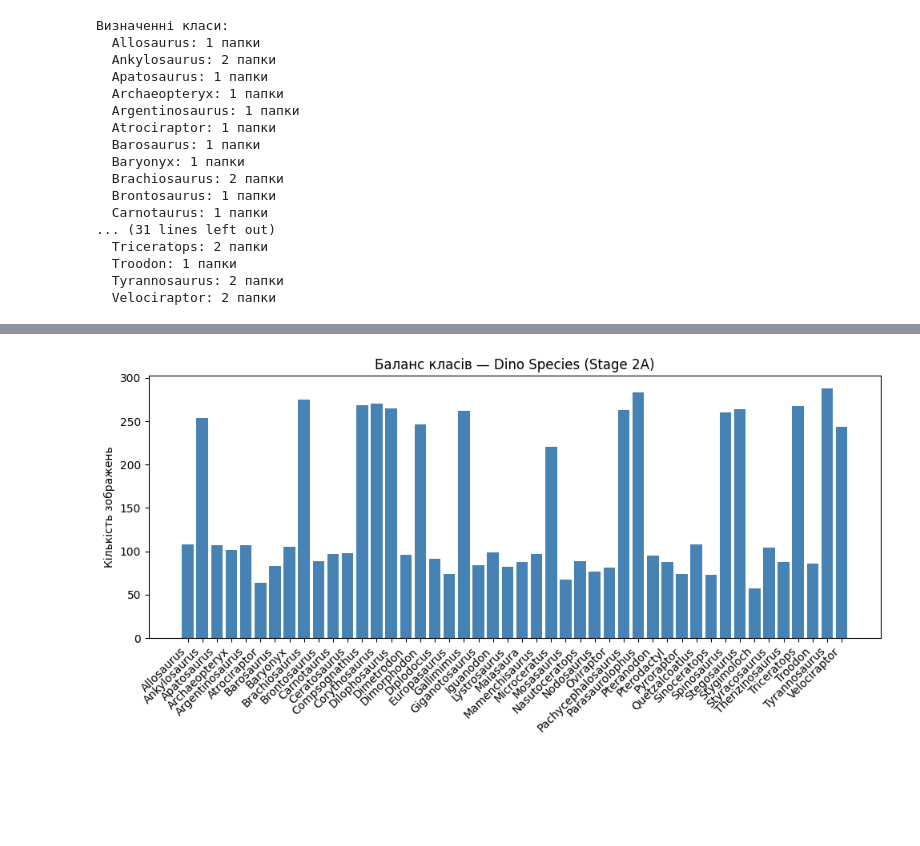
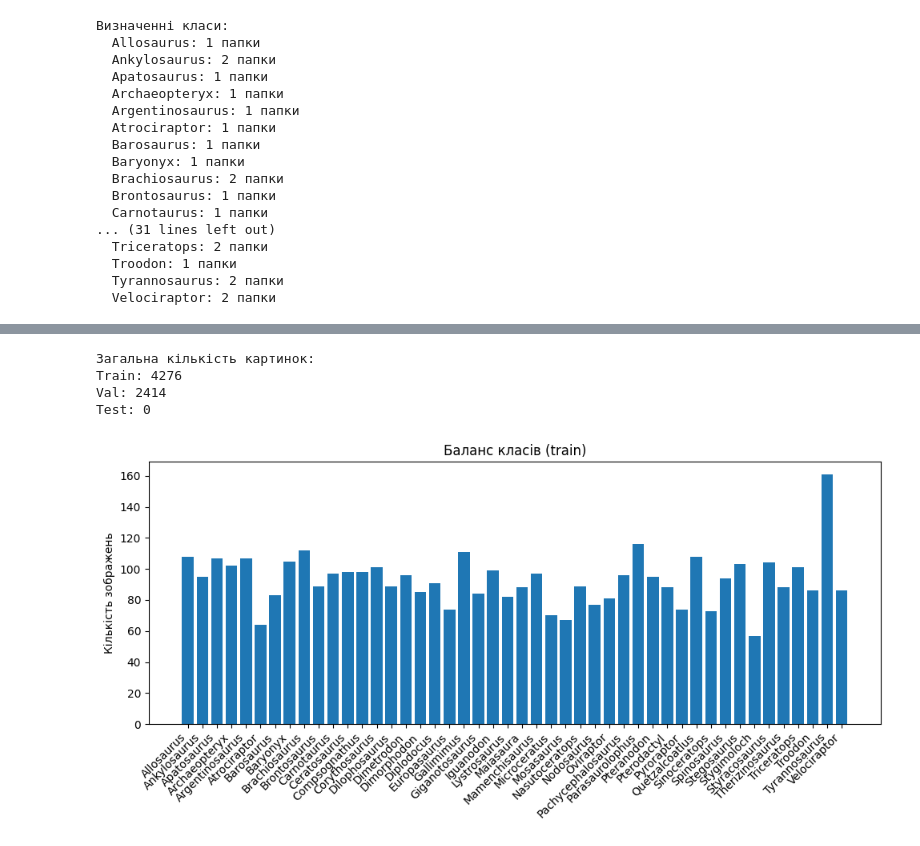
Before and after one commit to sprigg4n-1/dinoterra-ml, a Jupyter notebook: stage2_dino.ipynb, the cells around one changed output, grey strips where cells are left out. Cells and saved outputs as stored; diff of their text form; code cells hidden in the pictures; blank space fills up the shorter version.

Commit message:
change training in stage 2

```diff
--- a/stage2_dino.ipynb
+++ b/stage2_dino.ipynb
@@ -92,22 +73,3 @@ print("Класи:", class_to_idx)
-# %%
-class_counts = {cls: 0 for cls in class_to_idx.keys()}
-
-for label in y:
-    class_name = idx_to_class[label]
-    class_counts[class_name] += 1
-
-labels = list(class_counts.keys())
-counts = list(class_counts.values())
-
-plt.figure(figsize=(10, 5))
-plt.bar(labels, counts, color="steelblue")
-plt.xticks(rotation=45, ha="right")
-plt.title("Баланс класів — Dino Species (Stage 2A)")
-plt.ylabel("Кількість зображень")
-plt.tight_layout()
-plt.show()
-# %% [output]
-[figure, removed]
 # %%
 os.makedirs("models", exist_ok=True)
 with open(CLASS_MAP_PATH, "w", encoding="utf-8") as f:
@@ -123,2 +104,48 @@ X_val, X_test, y_val, y_test = train_test_split(
+# %%
+def load_data(items):
+    X, y = [], []
+    for folder, label in items:
+        paths = glob(f"{folder}/**/*.*", recursive=True)
+        for path in paths:
+            try:
+                img = Image.open(path).convert("RGB").resize(IMG_SIZE)
+                X.append(np.array(img))
+                y.append(label)
+            except:
+                pass
+    return np.array(X, dtype="float32"), np.array(y, dtype=np.int32)
+# %%
+X_train, y_train = load_data(train_items)
+X_val, y_val = load_data(val_items)
+X_test, y_test = load_data(test_items)
+
+print("\nЗагальна кількість картинок:")
+print(f"Train: {len(X_train)}")
+print(f"Val: {len(X_val)}")
+print(f"Test: {len(X_test)}")
+# %% [output]
+Загальна кількість картинок:
+Train: 4276
+Val: 2414
+Test: 0
+# %%
+class_counts = {cls: 0 for cls in class_to_idx.keys()}
+
+for label in y_train:
+    class_name = idx_to_class[label]
+    class_counts[class_name] += 1
+
+labels = list(class_counts.keys())
+counts = list(class_counts.values())
+
+plt.figure(figsize=(10, 5))
+plt.bar(labels, counts)
+plt.xticks(rotation=45, ha="right")
+plt.title("Баланс класів (train)")
+plt.ylabel("Кількість зображень")
+plt.tight_layout()
+plt.show()
+# %% [output]
+[figure, added]
 # %%
 train_gen = ImageDataGenerator(
```
Also changed, not shown: parts of 10 cells of this notebook, 1 other file.
